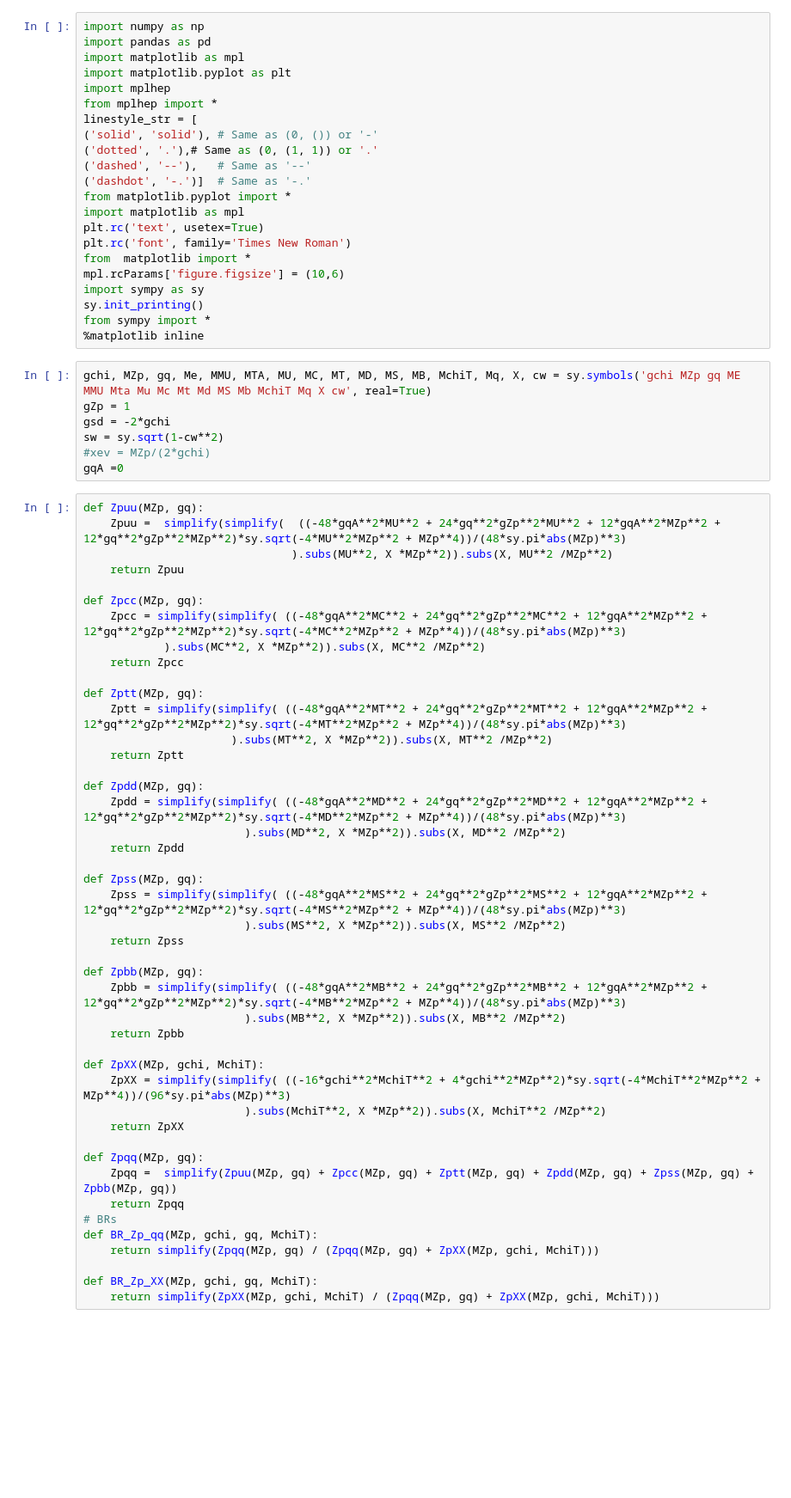
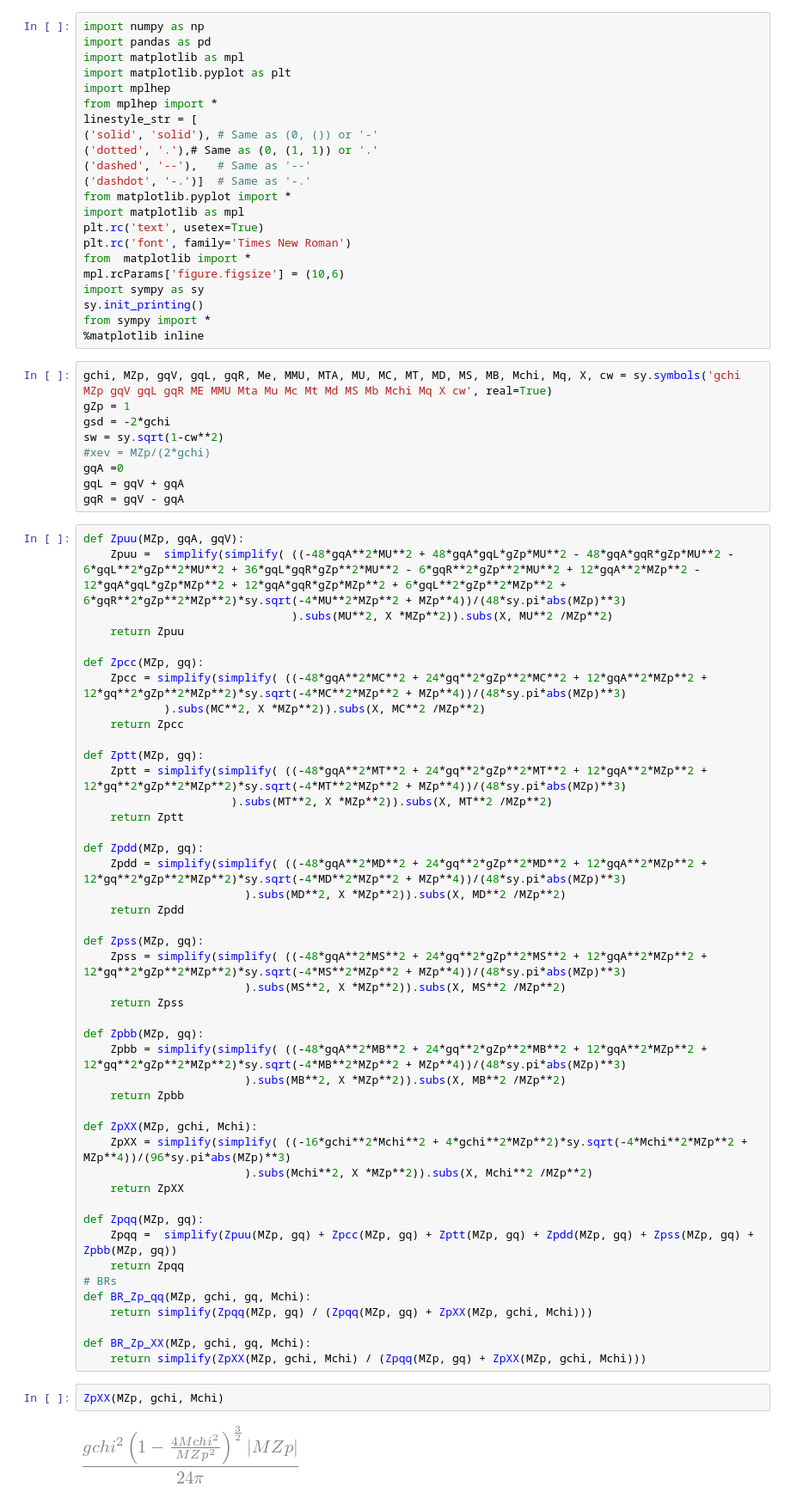
Before and after one commit to SModelS/smodelsv3-paper, a Jupyter notebook: notebooks/BR_Zp_Decays.ipynb, the cells around one changed output. Shown at 86% size. Drawn from its saved outputs; the diff is of its cells as text; blank space fills up the shorter version.

```diff
--- a/notebooks/BR_Zp_Decays.ipynb
+++ b/notebooks/BR_Zp_Decays.ipynb
@@ -21,15 +21,17 @@ sy.init_printing()
 from sympy import *
 %matplotlib inline
 # %%
-gchi, MZp, gq, Me, MMU, MTA, MU, MC, MT, MD, MS, MB, MchiT, Mq, X, cw = sy.symbols('gchi MZp gq ME MMU Mta Mu Mc Mt Md MS Mb MchiT Mq X cw', real=True)
+gchi, MZp, gqV, gqL, gqR, Me, MMU, MTA, MU, MC, MT, MD, MS, MB, Mchi, Mq, X, cw = sy.symbols('gchi MZp gqV gqL gqR ME MMU Mta Mu Mc Mt Md MS Mb Mchi Mq X cw', real=True)
 gZp = 1
 gsd = -2*gchi
 sw = sy.sqrt(1-cw**2)
 #xev = MZp/(2*gchi)
 gqA =0
+gqL = gqV + gqA
+gqR = gqV - gqA
 # %%
-def Zpuu(MZp, gq):
-    Zpuu =  simplify(simplify(  ((-48*gqA**2*MU**2 + 24*gq**2*gZp**2*MU**2 + 12*gqA**2*MZp**2 + 12*gq**2*gZp**2*MZp**2)*sy.sqrt(-4*MU**2*MZp**2 + MZp**4))/(48*sy.pi*abs(MZp)**3)
+def Zpuu(MZp, gqA, gqV):
+    Zpuu =  simplify(simplify( ((-48*gqA**2*MU**2 + 48*gqA*gqL*gZp*MU**2 - 48*gqA*gqR*gZp*MU**2 - 6*gqL**2*gZp**2*MU**2 + 36*gqL*gqR*gZp**2*MU**2 - 6*gqR**2*gZp**2*MU**2 + 12*gqA**2*MZp**2 - 12*gqA*gqL*gZp*MZp**2 + 12*gqA*gqR*gZp*MZp**2 + 6*gqL**2*gZp**2*MZp**2 + 6*gqR**2*gZp**2*MZp**2)*sy.sqrt(-4*MU**2*MZp**2 + MZp**4))/(48*sy.pi*abs(MZp)**3)
                                ).subs(MU**2, X *MZp**2)).subs(X, MU**2 /MZp**2)
     return Zpuu
 
@@ -58,17 +60,21 @@ def Zpbb(MZp, gq):
                         ).subs(MB**2, X *MZp**2)).subs(X, MB**2 /MZp**2)
     return Zpbb
 
-def ZpXX(MZp, gchi, MchiT):
-    ZpXX = simplify(simplify( ((-16*gchi**2*MchiT**2 + 4*gchi**2*MZp**2)*sy.sqrt(-4*MchiT**2*MZp**2 + MZp**4))/(96*sy.pi*abs(MZp)**3)
-                        ).subs(MchiT**2, X *MZp**2)).subs(X, MchiT**2 /MZp**2)
+def ZpXX(MZp, gchi, Mchi):
+    ZpXX = simplify(simplify( ((-16*gchi**2*Mchi**2 + 4*gchi**2*MZp**2)*sy.sqrt(-4*Mchi**2*MZp**2 + MZp**4))/(96*sy.pi*abs(MZp)**3)
+                        ).subs(Mchi**2, X *MZp**2)).subs(X, Mchi**2 /MZp**2)
     return ZpXX
 
 def Zpqq(MZp, gq):
     Zpqq =  simplify(Zpuu(MZp, gq) + Zpcc(MZp, gq) + Zptt(MZp, gq) + Zpdd(MZp, gq) + Zpss(MZp, gq) + Zpbb(MZp, gq))
     return Zpqq
 # BRs
-def BR_Zp_qq(MZp, gchi, gq, MchiT):
-    return simplify(Zpqq(MZp, gq) / (Zpqq(MZp, gq) + ZpXX(MZp, gchi, MchiT)))
+def BR_Zp_qq(MZp, gchi, gq, Mchi):
+    return simplify(Zpqq(MZp, gq) / (Zpqq(MZp, gq) + ZpXX(MZp, gchi, Mchi)))
 
-def BR_Zp_XX(MZp, gchi, gq, MchiT):
-    return simplify(ZpXX(MZp, gchi, MchiT) / (Zpqq(MZp, gq) + ZpXX(MZp, gchi, MchiT)))
+def BR_Zp_XX(MZp, gchi, gq, Mchi):
+    return simplify(ZpXX(MZp, gchi, Mchi) / (Zpqq(MZp, gq) + ZpXX(MZp, gchi, Mchi)))
+# %%
+ZpXX(MZp, gchi, Mchi)
+# %% [output]
+[figure, added]
```
Also changed, not shown: parts of 4 cells of this notebook, 24 other files.
